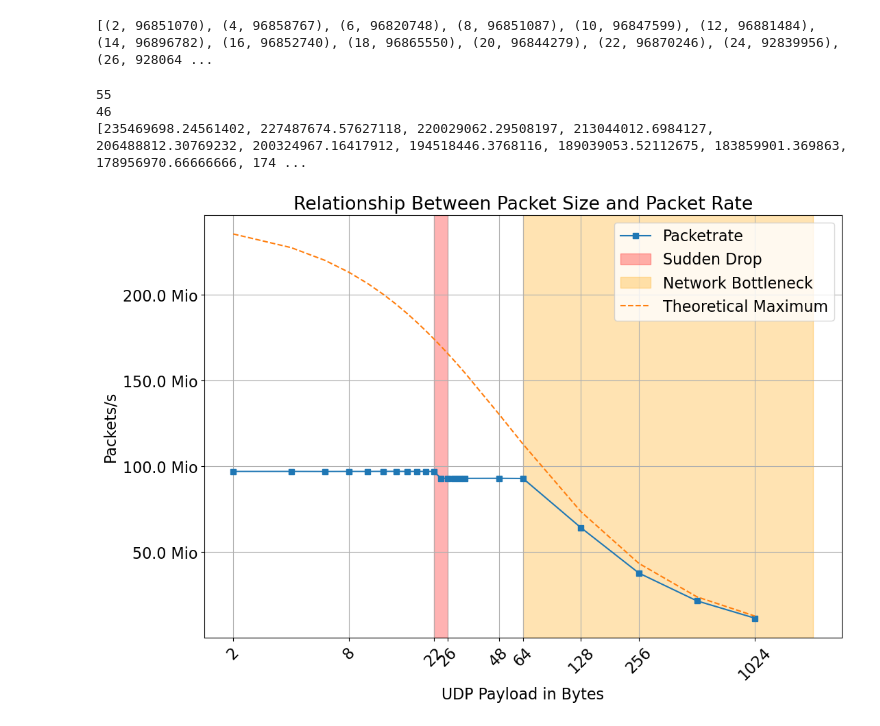
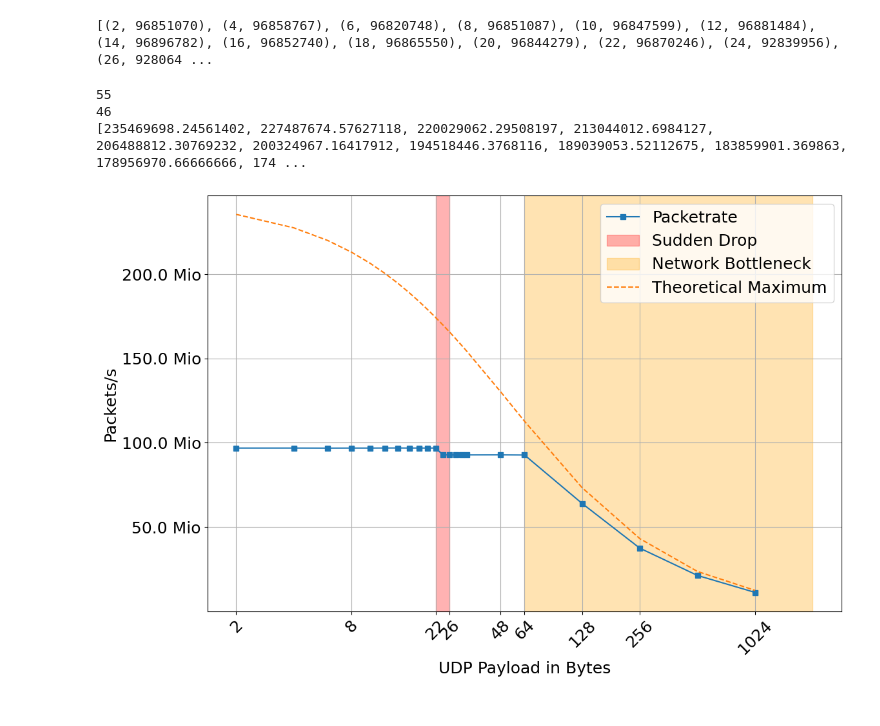
Before and after one commit to gespel/Bachelorarbeit, a Jupyter notebook: notebooks/paper.ipynb, the cells around one changed output. Saved outputs shown, nothing was run; the diff lists cells and outputs as text; code cells hidden in the pictures.

```diff
--- a/notebooks/paper.ipynb
+++ b/notebooks/paper.ipynb
@@ -40,38 +40,39 @@ print(theoretical)
 
 plt.figure(figsize=(12, 8))
 plt.tight_layout()
-plt.rcParams.update({'font.size': 16})
+plt.rcParams.update({'font.size': 18})
 
 plt.plot(p_size, pps, "-s", label="Packetrate")
-plt.title("Relationship Between Packet Size and Packet Rate")
+#plt.title("Relationship Between Packet Size and Packet Rate")
 plt.xlabel("UDP Payload in Bytes")
 plt.ylabel("Packets/s")
 plt.xscale('log', base=2)
 tick_indecies = [0, 3, 10, 12, 16, 17, 18, 19,21]
 plt.xticks([p_size[i] for i in tick_indecies], [f"{p_size[i]}" for i in tick_indecies], rotation=45)
 #plt.xticks(p_size[::1], [f"{val+BASE_PACKET_SIZE_W} ({val})" for val in p_size[::1]], rotation=45)
 #plt.yticks(pps, [str(val) for val in pps])
 formatter = ScalarFormatter(useMathText=True)
 formatter.set_powerlimits((6, 9))
 #plt.gca().yaxis.set_major_formatter(formatter)
 #plt.ticklabel_format(axis='y', style='sci')
 
 plt.gca().yaxis.set_major_formatter(FuncFormatter(million_formatter))
 #plt.axvspan(22, 22, color='red', alpha=0.3, label='Sudden Drop')
 plt.axvspan(22, 26, color='red', alpha=0.3, label='Sudden Drop')
 plt.axvspan(64, 2048, color='orange', alpha=0.3, label='Network Bottleneck')
 #plt.autoscale(False)
 plt.plot(p_size[0:], theoretical, "--", label="Theoretical Maximum")
 
 plt.legend(loc="upper right")
 plt.grid(True)
+plt.tight_layout()
 plt.savefig("pps_pps.pdf")
 plt.show()
 # %% [output]
 55
 46
 [235469698.24561402, 227487674.57627118, 220029062.29508197, 213044012.6984127, 206488812.30769232, 200324967.16417912, 194518446.3768116, 189039053.52112675, 183859901.369863, 178956970.66666666, 174 ...
-[figure, old version]
+[figure, new version]
 # %%
 import matplotlib.pyplot as plt
 from matplotlib.ticker import ScalarFormatter
```
Also changed, not shown: parts of 5 cells of this notebook, 5 other files.
